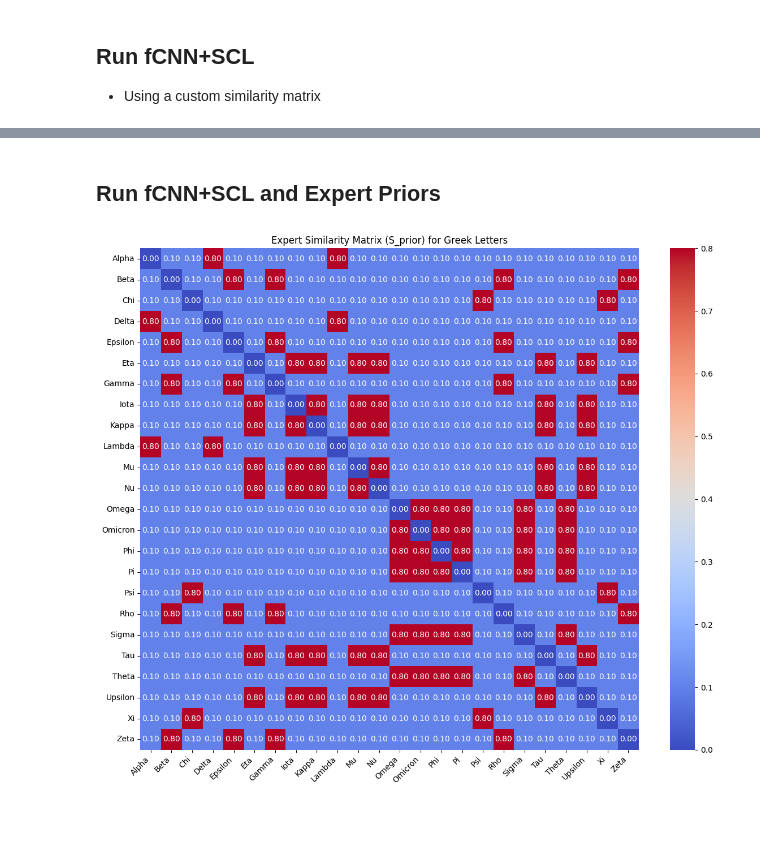
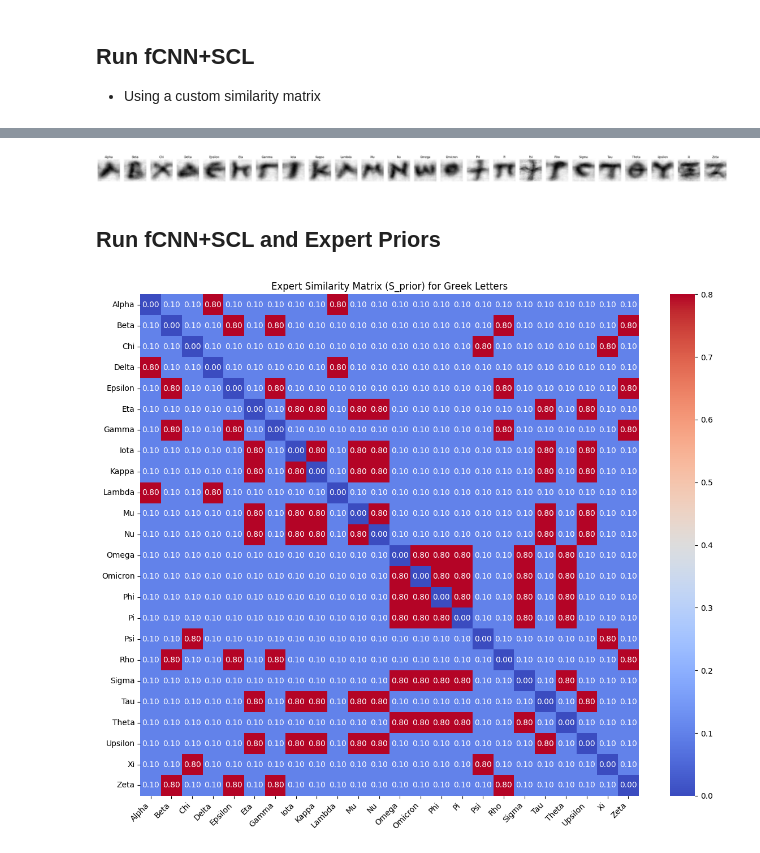
Before and after one commit to ipavlopoulos/diachronic-greek-letterforms, a Jupyter notebook: fCNN+SCL.ipynb, the cells around one changed output, grey strips where cells are left out. Cells and saved outputs as stored; diff of their text form; code cells hidden in the pictures; blank space fills up the shorter version.

```diff
--- a/fCNN+SCL.ipynb
+++ b/fCNN+SCL.ipynb
@@ -644,3 +694,40 @@ weighted avg       0.78      0.78      0.78      2603
+# %%
+#@title Visualisation of prototypes
+
+import matplotlib.pyplot as plt
+
+def compute_image_prototypes(dataloader, device):
+    images, labels = [], []
+    for x, y in dataloader:
+        images.append(x.cpu())
+        labels.append(y)
+    images = torch.cat(images, dim=0)
+    labels = torch.cat(labels, dim=0)
+
+    prototypes = []
+    for c in torch.unique(labels):
+        mask = (labels == c)
+        proto_img = images[mask].mean(dim=0)  # average image
+        prototypes.append(proto_img)
+
+    return torch.stack(prototypes)
+
+def plot_image_prototypes(proto_images, class_names=None):
+    n_classes = proto_images.size(0)
+    fig, axes = plt.subplots(1, n_classes, figsize=(2*n_classes, 2))
+    for i in range(n_classes):
+        ax = axes[i]
+        ax.imshow(proto_images[i].squeeze(), cmap="gray")
+        if class_names is not None:
+            ax.set_title(class_names[i])
+        ax.axis("off")
+    plt.show()
+
+# Usage
+proto_images = compute_image_prototypes(test_loader_2d, device)
+plot_image_prototypes(proto_images, class_names=label_encoder.classes_)
+# %% [output]
+[figure, added]
 # %% [markdown]
 ## Run fCNN+SCL and Expert Priors
 # %%
```
Also changed, not shown: parts of 8 cells of this notebook.
